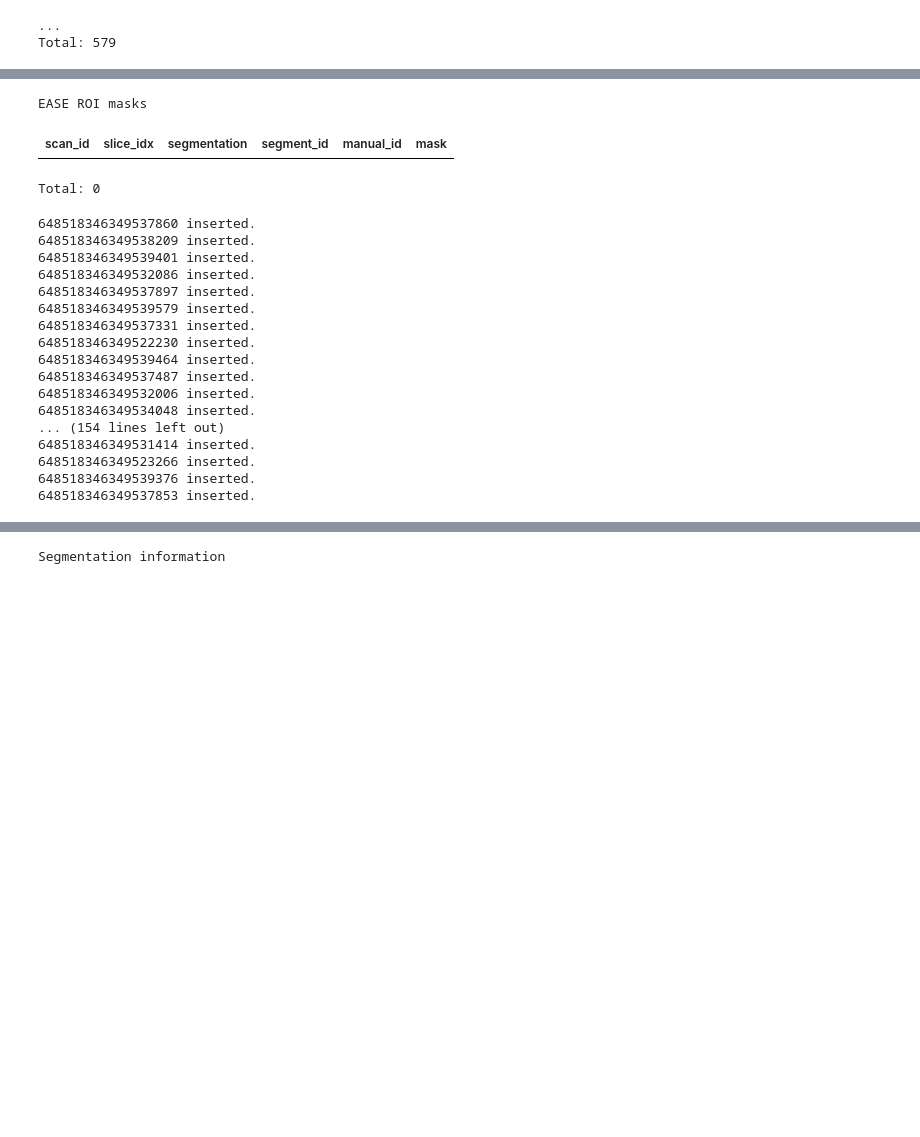
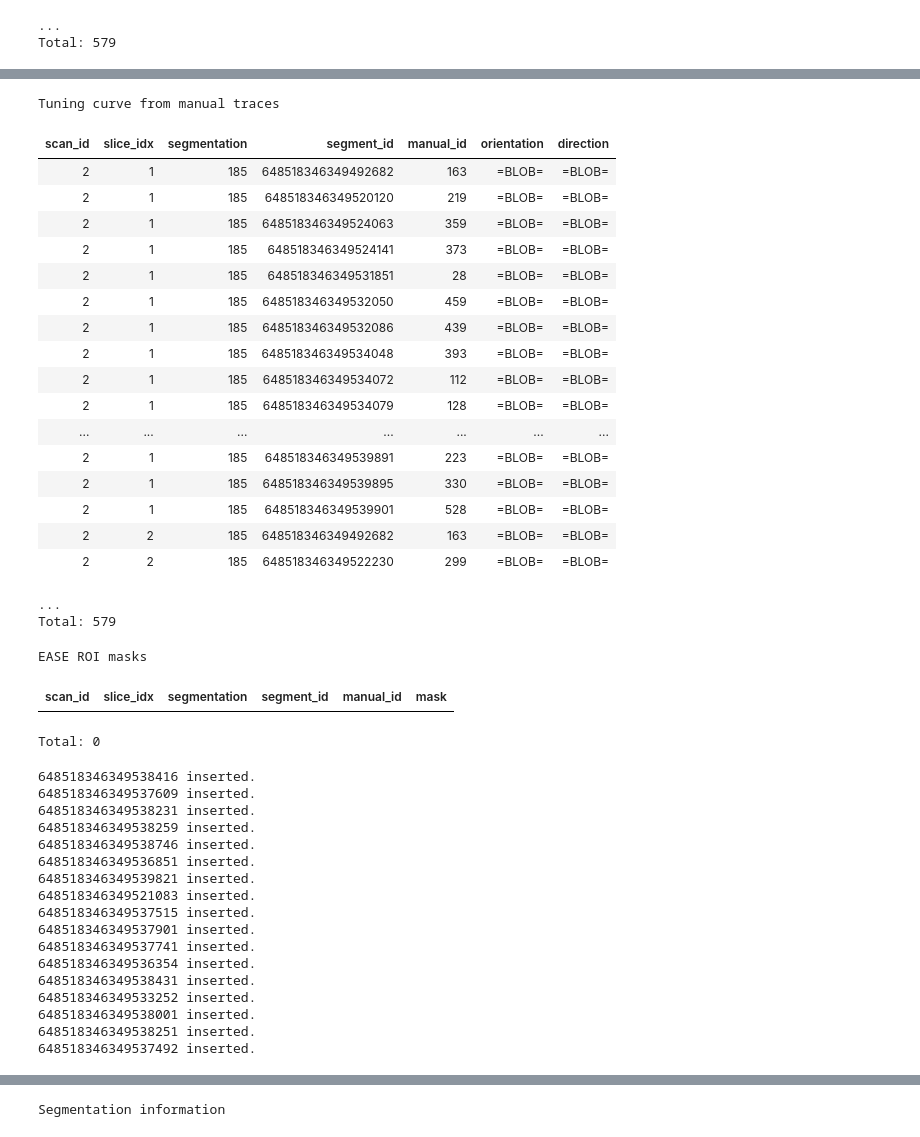
Before and after one commit to seung-lab/datajoint_seung, a Jupyter notebook: pinky/python/pinky.ipynb, the cells around one changed output, grey strips where cells are left out. Saved outputs shown, nothing was run; the diff lists cells and outputs as text; code cells hidden in the pictures; blank space fills up the shorter version.

Commit message:
Pinky tuning curve update

```diff
--- a/pinky/python/pinky.ipynb
+++ b/pinky/python/pinky.ipynb
@@ -454,3 +456,26 @@ Total: 579
+# %%
+ManualTuning()
+# %% [output]
+Tuning curve from manual traces
+| scan_id | slice_idx | segmentation | segment_id | manual_id | orientation | direction |
+| 2 | 1 | 185 | 648518346349492682 | 163 | =BLOB= | =BLOB= |
+| 2 | 1 | 185 | 648518346349520120 | 219 | =BLOB= | =BLOB= |
+| 2 | 1 | 185 | 648518346349524063 | 359 | =BLOB= | =BLOB= |
+| 2 | 1 | 185 | 648518346349524141 | 373 | =BLOB= | =BLOB= |
+| 2 | 1 | 185 | 648518346349531851 | 28 | =BLOB= | =BLOB= |
+| 2 | 1 | 185 | 648518346349532050 | 459 | =BLOB= | =BLOB= |
+| 2 | 1 | 185 | 648518346349532086 | 439 | =BLOB= | =BLOB= |
+| 2 | 1 | 185 | 648518346349534048 | 393 | =BLOB= | =BLOB= |
+| 2 | 1 | 185 | 648518346349534072 | 112 | =BLOB= | =BLOB= |
+| 2 | 1 | 185 | 648518346349534079 | 128 | =BLOB= | =BLOB= |
+| ... | ... | ... | ... | ... | ... | ... |
+| 2 | 1 | 185 | 648518346349539891 | 223 | =BLOB= | =BLOB= |
+| 2 | 1 | 185 | 648518346349539895 | 330 | =BLOB= | =BLOB= |
+| 2 | 1 | 185 | 648518346349539901 | 528 | =BLOB= | =BLOB= |
+| 2 | 2 | 185 | 648518346349492682 | 163 | =BLOB= | =BLOB= |
+| 2 | 2 | 185 | 648518346349522230 | 299 | =BLOB= | =BLOB= |
+...
+Total: 579
 # %%
 pinky_ease_mask = EASEMask()
 # %%
@@ -491,7 +516,7 @@ pinky_ease_trace = EASETrace()
 # %%
 ver = 185
 
-for i in range(4):
+for i in range(5):
     f = "/usr/people/jabae/seungmount/research/Alex/calcium/pinky/EASE/pinky/results/pinky/scan{}.mat".format(i+1)
     ease = loadmat(f)
 
@@ -515,23 +540,23 @@ for i in range(4):
         pinky_ease_trace.insert1(key, skip_duplicates=True)
         print("{} inserted.".format(seg_id))
 # %% [output]
-648518346349537860 inserted.
-648518346349538209 inserted.
-648518346349539401 inserted.
-648518346349532086 inserted.
-648518346349537897 inserted.
-648518346349539579 inserted.
-648518346349537331 inserted.
-648518346349522230 inserted.
-648518346349539464 inserted.
-648518346349537487 inserted.
-648518346349532006 inserted.
-648518346349534048 inserted.
-... (154 lines left out)
-648518346349531414 inserted.
-648518346349523266 inserted.
-648518346349539376 inserted.
-648518346349537853 inserted.
+648518346349538416 inserted.
+648518346349537609 inserted.
+648518346349538231 inserted.
+648518346349538259 inserted.
+648518346349538746 inserted.
+648518346349536851 inserted.
+648518346349539821 inserted.
+648518346349521083 inserted.
+648518346349537515 inserted.
+648518346349537901 inserted.
+648518346349537741 inserted.
+648518346349536354 inserted.
+648518346349538431 inserted.
+648518346349533252 inserted.
+648518346349538001 inserted.
+648518346349538251 inserted.
+648518346349537492 inserted.
 # %%
 EASETrace()
 # %% [output]
```
Also changed, not shown: parts of 6 cells of this notebook.
